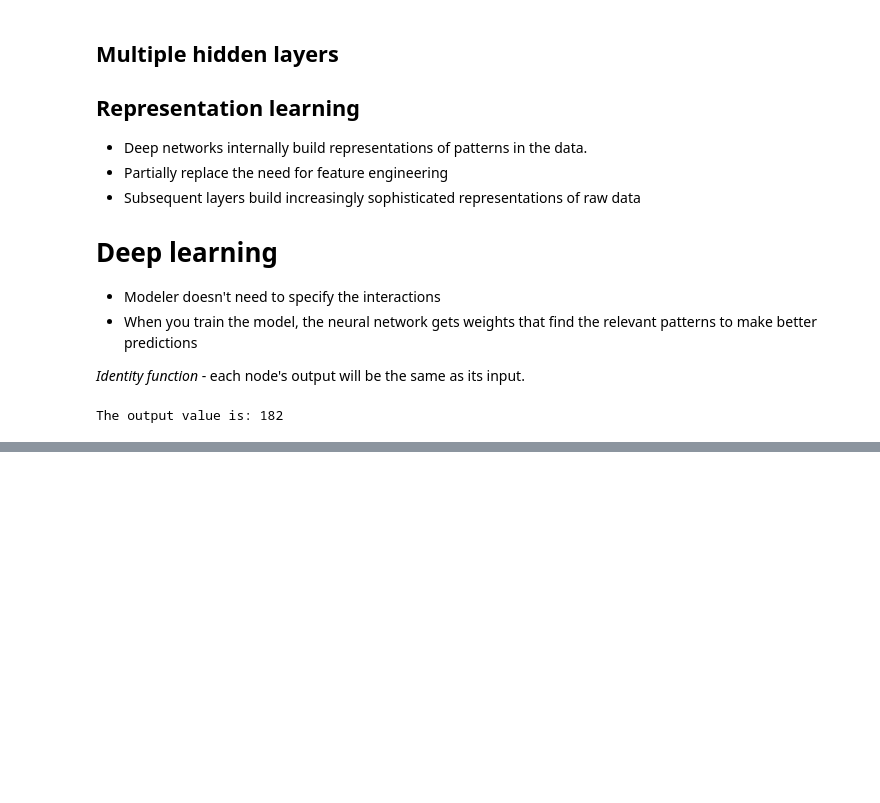
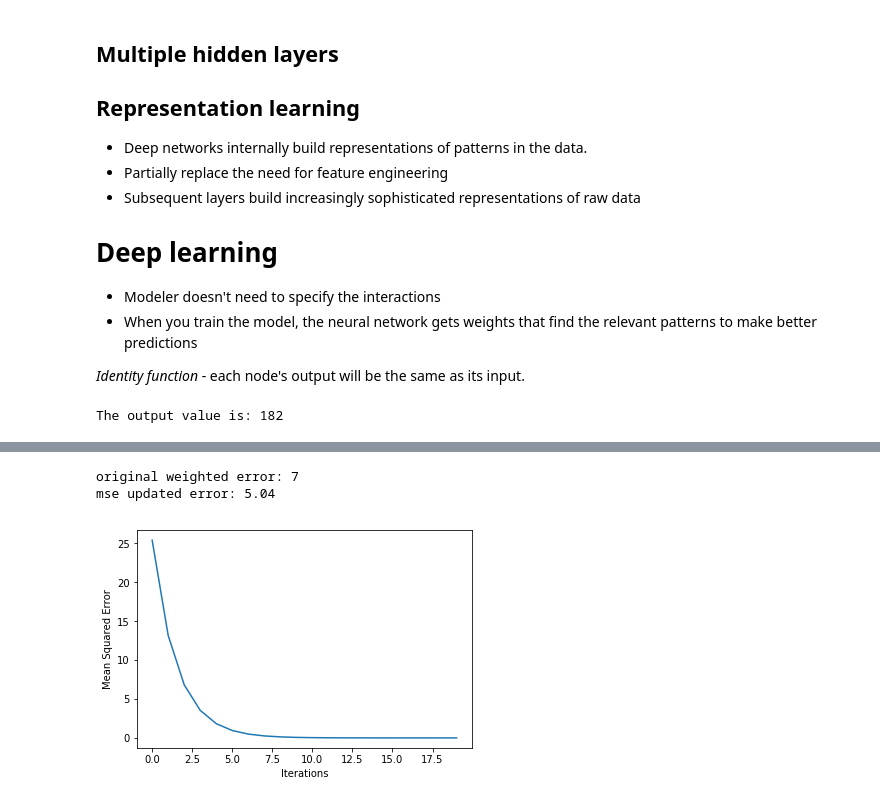
Before and after one commit to cschellenberger/Data-Science-Learning, a Jupyter notebook: Deep Learning Introduction.ipynb, the cells around one changed output, grey strips where cells are left out. Cells and saved outputs as stored; diff of their text form; code cells hidden in the pictures; blank space fills up the shorter version.

```diff
--- a/Deep Learning Introduction.ipynb
+++ b/Deep Learning Introduction.ipynb
@@ -255,0 +424,45 @@ The output value is: 182
+# %%
+# Set the learning rate: learning_rate
+learning_rate = 0.01
+
+# Calculate the predictions: preds
+preds = (weights * input_data).sum()
+
+# Calculate the error: error
+error = preds - target
+
+# Calculate the slope: slope
+slope = 2 * input_data * error
+
+# Update the weights: weights_updated
+weights_updated = weights - (learning_rate * slope)
+
+# Get updated predictions: preds_updated
+preds_updated = (weights_updated * input_data).sum()
+
+# Calculate updated error: error_updated
+error_updated = preds_updated - target
+
+# Print the original error
+print('original weighted error:', error)
+
+# Print the updated error
+print('mse updated error:', error_updated)
+# %% [output]
+original weighted error: 7
+mse updated error: 5.04
+# %%
+def get_slope(input_data, target, weights):
+    error = get_error(input_data, target, weights)
+    slope = 2 * input_data * error
+    return(slope)
+
+def get_mse(input_data, target, weights):
+    errors = get_error(input_data, target, weights)
+    mse = np.mean(errors**2)
+    return(mse)
+
+def get_error(input_data, target, weights):
+    preds = (weights * input_data).sum()
+    error = preds - target
+    return(error)
@@ -255,0 +471,25 @@ The output value is: 182
+# %%
+n_updates = 20
+mse_hist = []
+
+# Iterate over the number of updates
+for i in tqdm(range(n_updates)):
+    # Calculate the slope: slope
+    slope = get_slope(input_data, target, weights)
+
+    # Update the weights: weights
+    weights = weights - 0.01 * slope
+
+    # Calculate mse with new weights: mse
+    mse = get_mse(input_data, target, weights)
+
+    # Append the mse to mse_hist
+    mse_hist.append(mse)
+
+# Plot the mse history
+plt.plot(mse_hist)
+plt.xlabel('Iterations')
+plt.ylabel('Mean Squared Error')
+plt.show()
+# %% [output]
+[figure, added]
```
Also changed, not shown: parts of 25 cells of this notebook, 1 other file.
